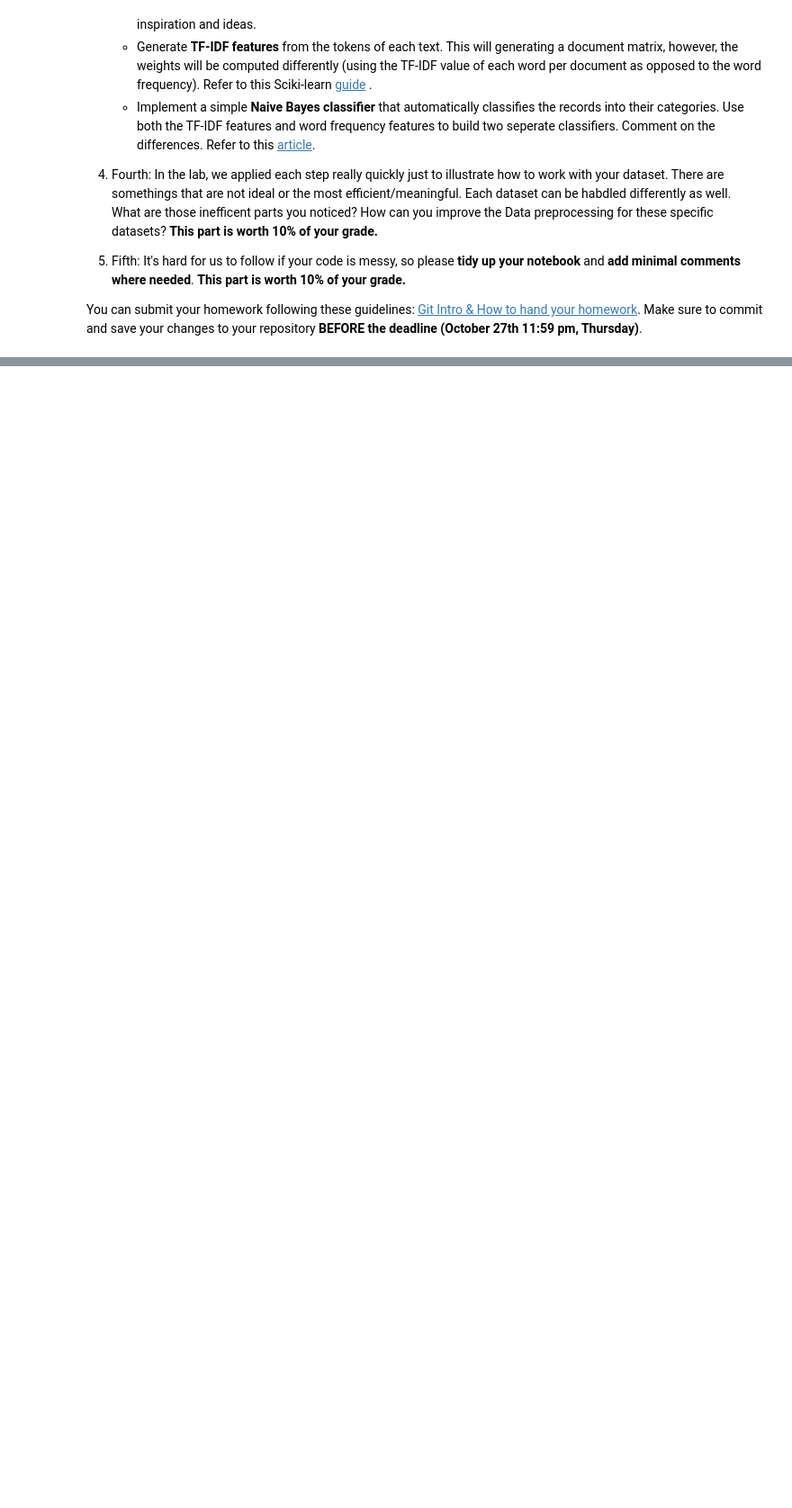
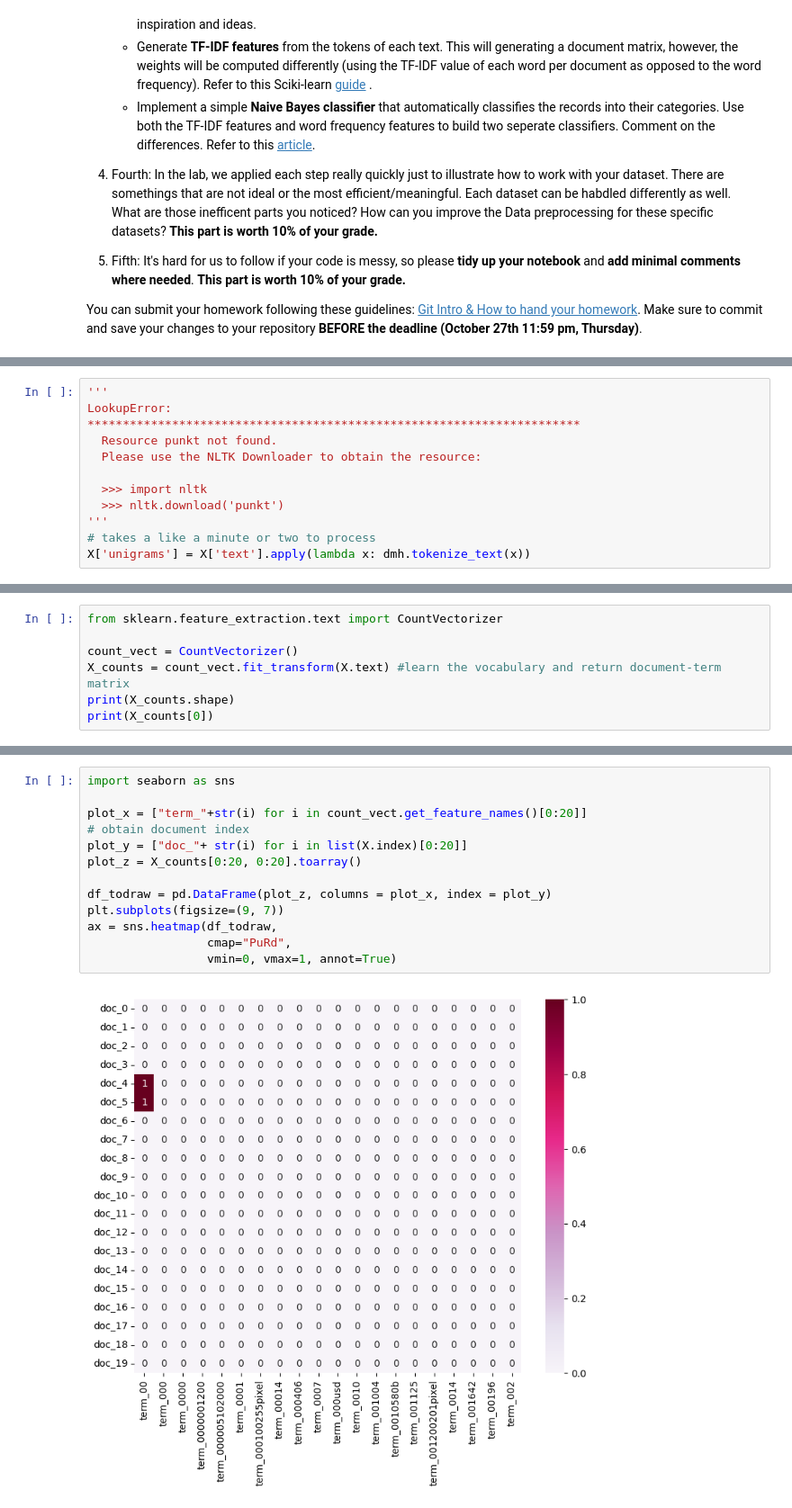
Before and after one commit to howardwang1005/DM2023-Lab1-Master, a Jupyter notebook: Homework/DM2023-Lab1-Homework.ipynb, the cells around one changed output, grey strips where cells are left out. Shown at 90% size. Cells and saved outputs as stored; diff of their text form; blank space fills up the shorter version.

```diff
--- a/Homework/DM2023-Lab1-Homework.ipynb
+++ b/Homework/DM2023-Lab1-Homework.ipynb
@@ -35,0 +463,12 @@ You can submit your homework following these guidelines: [Git Intro & How to han
+# %%
+'''
+LookupError:
+**********************************************************************
+  Resource punkt not found.
+  Please use the NLTK Downloader to obtain the resource:
+
+  >>> import nltk
+  >>> nltk.download('punkt')
+'''
+# takes a like a minute or two to process
+X['unigrams'] = X['text'].apply(lambda x: dmh.tokenize_text(x))
@@ -35,0 +511,7 @@ You can submit your homework following these guidelines: [Git Intro & How to han
+# %%
+from sklearn.feature_extraction.text import CountVectorizer
+
+count_vect = CountVectorizer()
+X_counts = count_vect.fit_transform(X.text) #learn the vocabulary and return document-term matrix
+print(X_counts.shape)
+print(X_counts[0])
@@ -35,0 +550,15 @@ You can submit your homework following these guidelines: [Git Intro & How to han
+# %%
+import seaborn as sns
+
+plot_x = ["term_"+str(i) for i in count_vect.get_feature_names()[0:20]]
+# obtain document index
+plot_y = ["doc_"+ str(i) for i in list(X.index)[0:20]]
+plot_z = X_counts[0:20, 0:20].toarray()
+
+df_todraw = pd.DataFrame(plot_z, columns = plot_x, index = plot_y)
+plt.subplots(figsize=(9, 7))
+ax = sns.heatmap(df_todraw,
+                 cmap="PuRd",
+                 vmin=0, vmax=1, annot=True)
+# %% [output]
+[figure, added]
```
Also changed, not shown: parts of 173 cells of this notebook, 1 other file.
